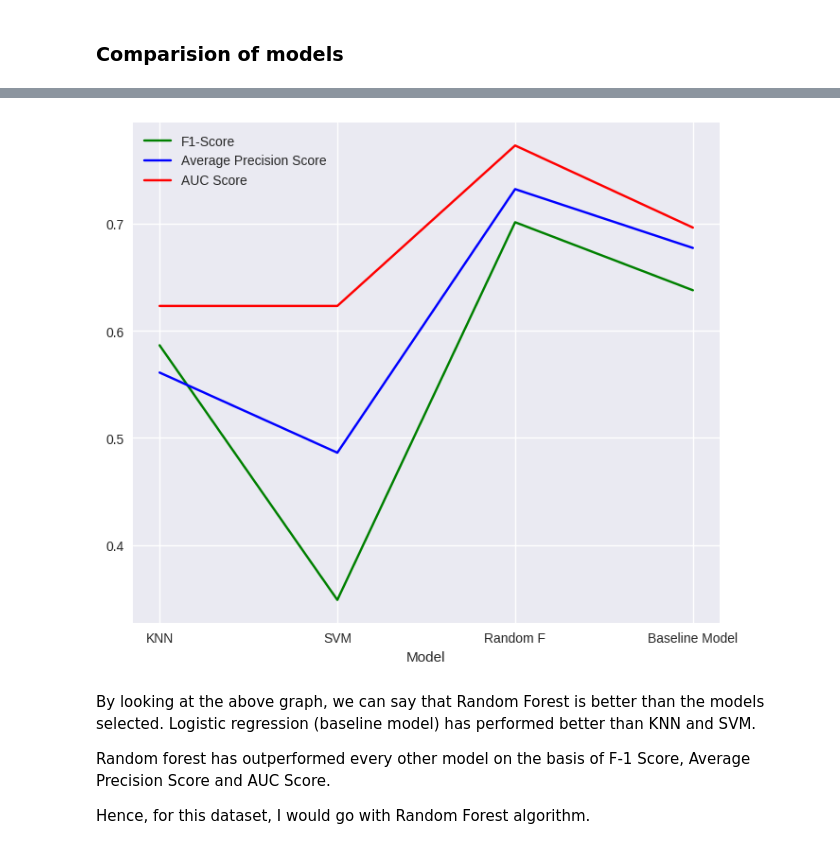
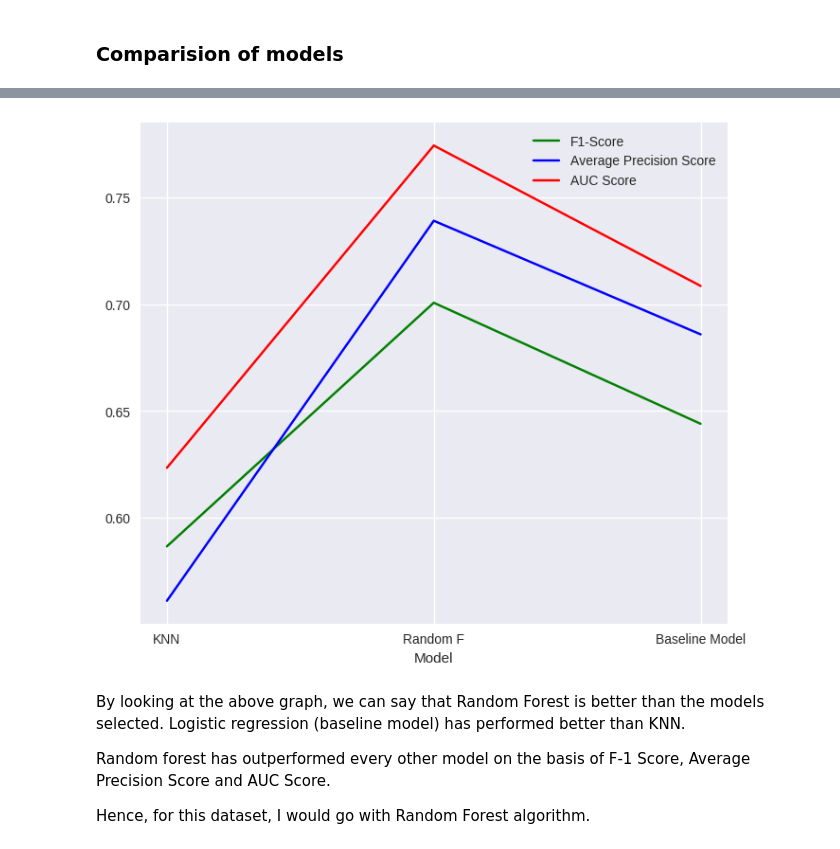
Before and after one commit to sagnikrana/Predicting-customer-churn, a Jupyter notebook: Othot_DataScience.ipynb, the cells around one changed output, grey strips where cells are left out. Cells and saved outputs as stored; diff of their text form; code cells hidden in the pictures.

Commit message:
New version with explanation and regularized machine learning models.

```diff
--- a/Othot_DataScience.ipynb
+++ b/Othot_DataScience.ipynb
@@ -422,7 +702,7 @@ val_indices = shuffled_indices[int(train_frac*len(X_train)):]
 
 
 # As for binary class evaluation, selecting logistic regression model as baseline model
-lr = LogisticRegression()
+lr = LogisticRegression(penalty='l1')
 
 lr.fit(X_train,y_train)
 predictions   = lr.predict(X_test)
@@ -715,29 +967,27 @@ Random forest is turning out to be the best model here and it has got the best A
 # %%
 # Comparisions in terms of histogram
 
 plt.style.use('seaborn')
 figure(num=None, figsize=(8, 7), dpi=100, facecolor='white', edgecolor='black')
-plt.plot(['KNN','SVM','Random F', 'Baseline Model'],[f1_knn,f1_svm,f1_rf, f1_baseline], color = 'green',
+plt.plot(['KNN','Random F', 'Baseline Model'],[f1_knn,f1_rf, f1_baseline], color = 'green',
         label = 'F1-Score')
 
-plt.plot(['KNN','SVM','Random F','Baseline Model'],[avg_prec_score_knn,
-                                                    avg_prec_score_svm,
+plt.plot(['KNN','Random F','Baseline Model'],[avg_prec_score_knn,
                                                     avg_prec_score_rf,
                                                     avg_prec_score_baseline],
         label = 'Average Precision Score', color = 'blue')
 
-plt.plot(['KNN','SVM','Random F','Baseline Model'],[auc_score_knn,
-                                                   auc_score_knn,
+plt.plot(['KNN','Random F','Baseline Model'],[auc_score_knn,
                                                    auc_score_rf,
                                                    auc_score_baseline],
         label = 'AUC Score', color = 'red')
 plt.xlabel('Model')
 plt.legend()
 plt.show()
 # %% [output]
-[figure, old version]
+[figure, new version]
 # %% [markdown]
-By looking at the above graph, we can say that Random Forest is better than the models selected. Logistic regression (baseline model) has performed better than KNN and SVM.
+By looking at the above graph, we can say that Random Forest is better than the models selected. Logistic regression (baseline model) has performed better than KNN.
 
 Random forest has outperformed every other model on the basis of F-1 Score, Average Precision Score and AUC Score.
 
```
Also changed, not shown: parts of 24 cells of this notebook.
